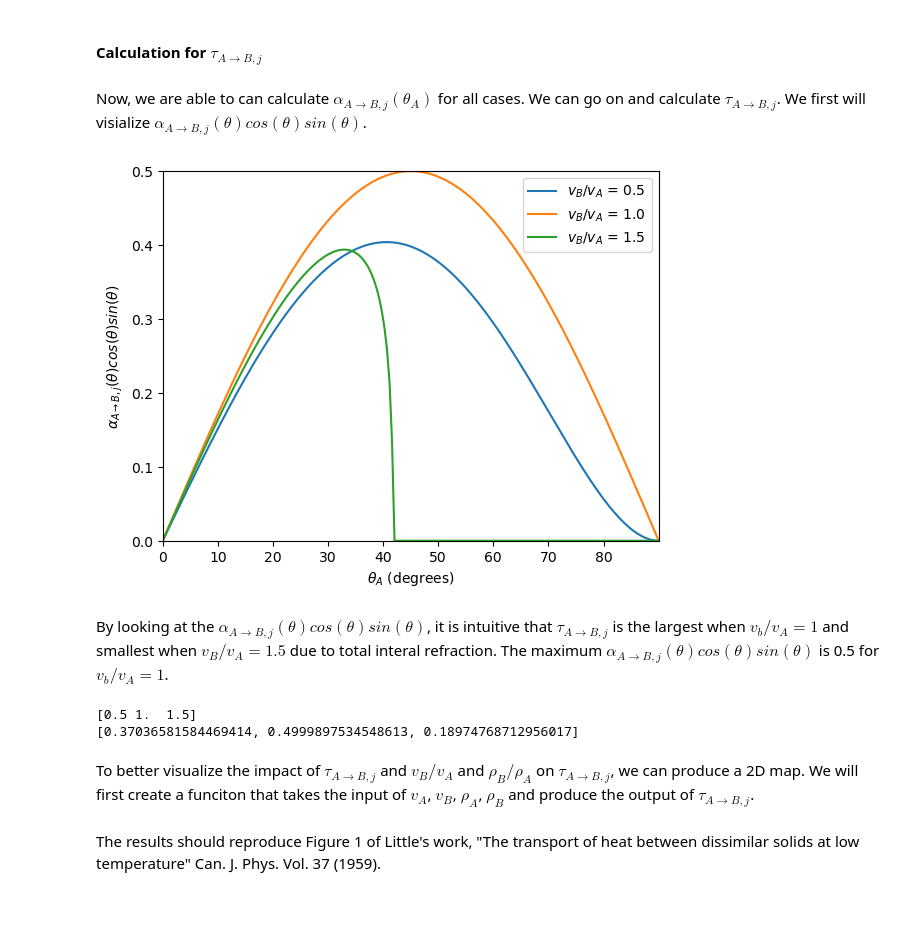
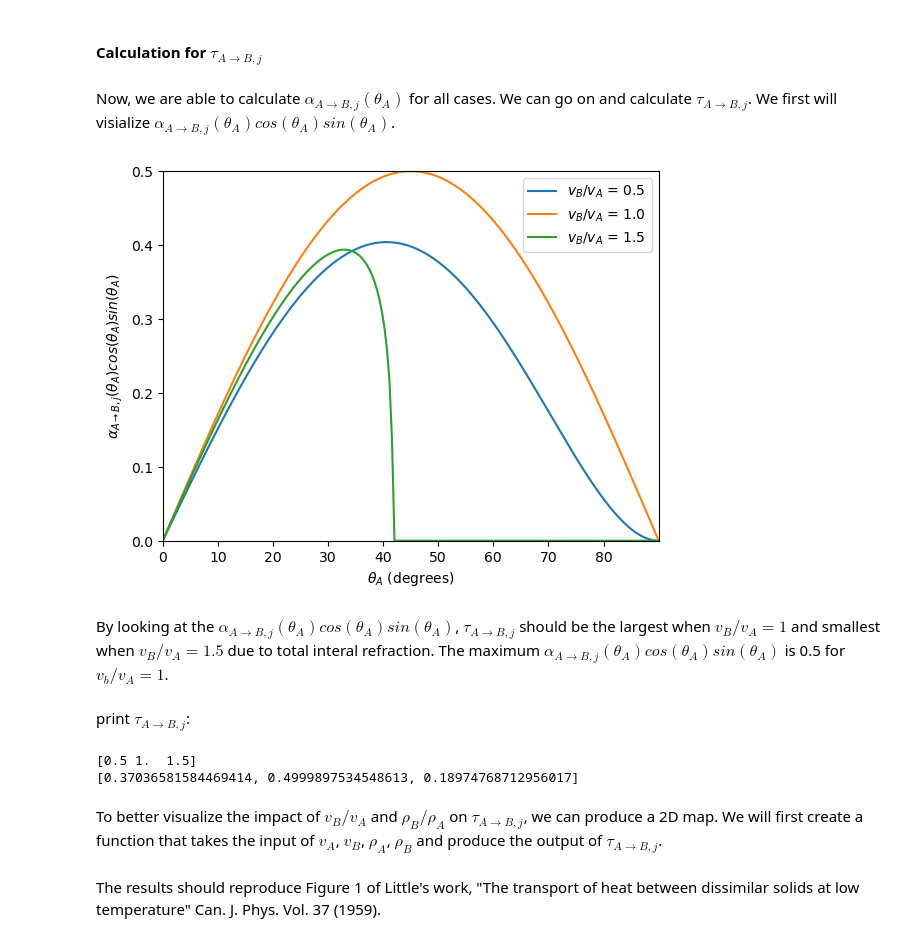
Before and after one commit to micromechanic/InterfacialPhononTransport, a Jupyter notebook: Interfacial Phonon Transport (AMM and DMM).ipynb, the cells around one changed output. Cells and saved outputs as stored; diff of their text form; code cells hidden in the pictures; blank space fills up the shorter version.

```diff
--- a/Interfacial Phonon Transport (AMM and DMM).ipynb
+++ b/Interfacial Phonon Transport (AMM and DMM).ipynb
@@ -118,29 +118,31 @@ plt.xlabel('$\\theta_A$ (degrees)'); plt.ylabel('Angle Dependent Trasmission $\\
 # %% [markdown]
 #### Calculation for $\tau_{A\rightarrow B,j}$
 # %% [markdown]
-Now, we are able to can calculate $\alpha_{A\rightarrow B,j}(\theta_A)$ for all cases. We can go on and calculate $\tau_{A\rightarrow B,j}$. We first will visialize $\alpha_{A\rightarrow B,j}(\theta) cos(\theta) sin(\theta)$.
+Now, we are able to calculate $\alpha_{A\rightarrow B,j}(\theta_A)$ for all cases. We can go on and calculate $\tau_{A\rightarrow B,j}$. We first will visialize $\alpha_{A\rightarrow B,j}(\theta_A) cos(\theta_A) sin(\theta_A)$.
 # %%
 v_A = 1
 v_B = np.array([0.5,1,1.5]);
 rho_A = 1
 rho_B = 1
 tau_set = []
 d_theta = np.deg2rad(theta_A[1])-np.deg2rad(theta_A[0]);
 
 plt.figure()
 for v_B_idx in v_B:
     ratio = v_B_idx/v_A
     alpha, _ = alpha_A(v_A, v_B_idx, rho_A, rho_B, theta_A);
     tau_theta = alpha*np.sin(np.deg2rad(theta_A))*np.cos(np.deg2rad(theta_A));
     tau_set.append(sum(tau_theta*d_theta));
     plt.plot(theta_A,tau_theta, label = f'$v_B/v_A$ = {ratio}')
 plt.legend();plt.xlim(0,max(theta_A));plt.ylim(0,0.5);
 plt.xlabel('$\\theta_A$ (degrees)');
-plt.ylabel('$\\alpha_{A\\rightarrow B,j}(\\theta) cos(\\theta) sin(\\theta)$');
+plt.ylabel('$\\alpha_{A\\rightarrow B,j}(\\theta_A) cos(\\theta_A) sin(\\theta_A)$');
 # %% [output]
-[figure, old version]
+[figure, new version]
 # %% [markdown]
-By looking at the $\alpha_{A\rightarrow B,j}(\theta) cos(\theta) sin(\theta)$, it is intuitive that $\tau_{A\rightarrow B,j}$ is the largest when $v_b/v_A = 1$ and smallest when $v_B/v_A = 1.5$ due to total interal refraction. The maximum $\alpha_{A\rightarrow B,j}(\theta) cos(\theta) sin(\theta)$ is 0.5 for $v_b/v_A = 1$.
+By looking at the $\alpha_{A\rightarrow B,j}(\theta_A) cos(\theta_A) sin(\theta_A)$, $\tau_{A\rightarrow B,j}$ should be the largest when $v_B/v_A = 1$ and smallest when $v_B/v_A = 1.5$ due to total interal refraction. The maximum $\alpha_{A\rightarrow B,j}(\theta_A) cos(\theta_A) sin(\theta_A)$ is 0.5 for $v_b/v_A = 1$.
+# %% [markdown]
+print $\tau_{A\rightarrow B,j}$:
 # %%
 print(v_B/v_A)
 print(tau_set)
@@ -148,7 +150,7 @@ print(tau_set)
 [0.5 1.  1.5]
 [0.37036581584469414, 0.4999897534548613, 0.18974768712956017]
 # %% [markdown]
-To better visualize the impact of $\tau_{A\rightarrow B,j}$ and $v_B/v_A$ and $\rho_B/\rho_A$ on $\tau_{A\rightarrow B,j}$, we can produce a 2D map. We will first create a funciton that takes the input of $v_A$, $v_B$, $\rho_A$, $\rho_B$ and produce the output of $\tau_{A\rightarrow B,j}$.
+To better visualize the impact of $v_B/v_A$ and $\rho_B/\rho_A$ on $\tau_{A\rightarrow B,j}$, we can produce a 2D map. We will first create a function that takes the input of $v_A$, $v_B$, $\rho_A$, $\rho_B$ and produce the output of $\tau_{A\rightarrow B,j}$.
 # %%
 def tau(v_A, v_B, rho_A, rho_B):
     theta_A = np.linspace(0.001,89.999,200);
```
Also changed, not shown: parts of 17 cells of this notebook.
